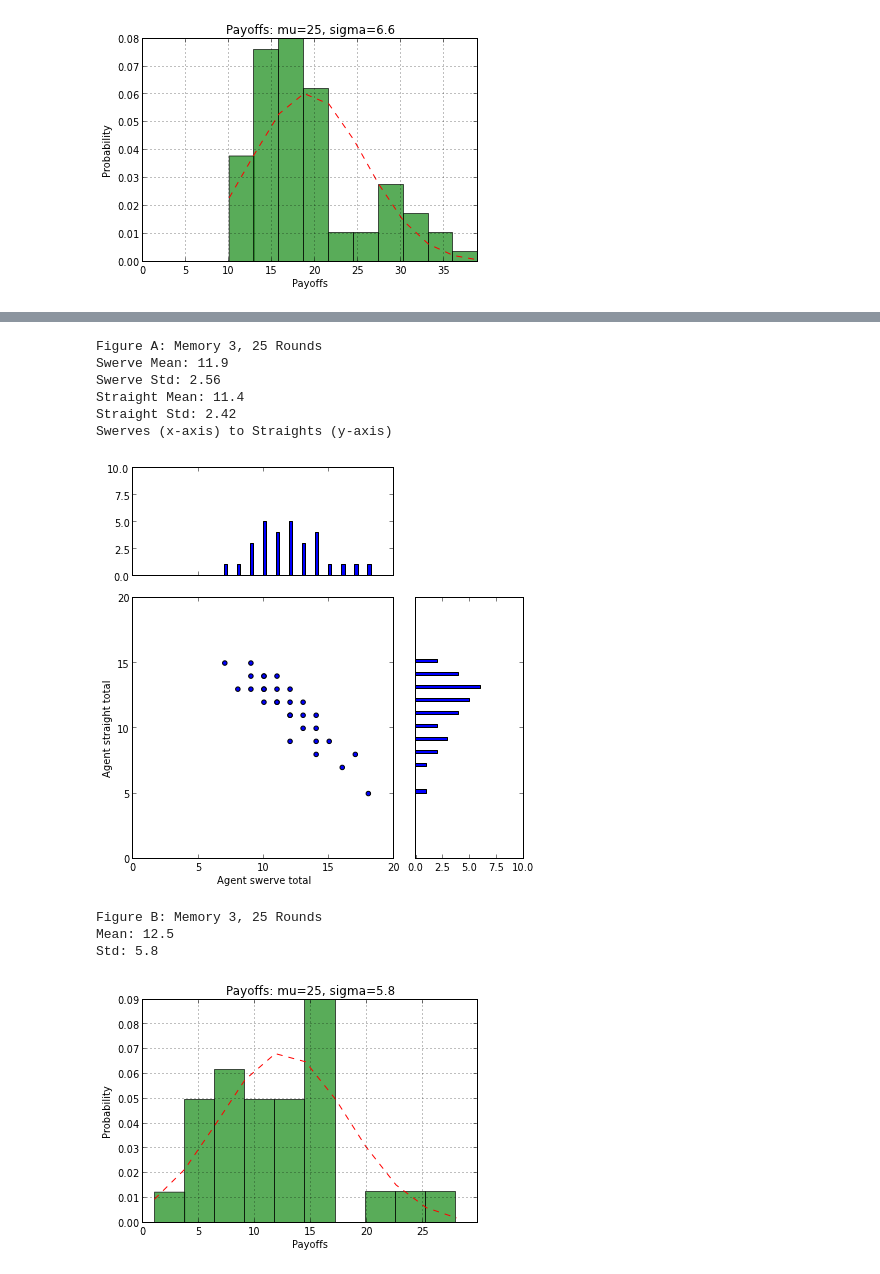
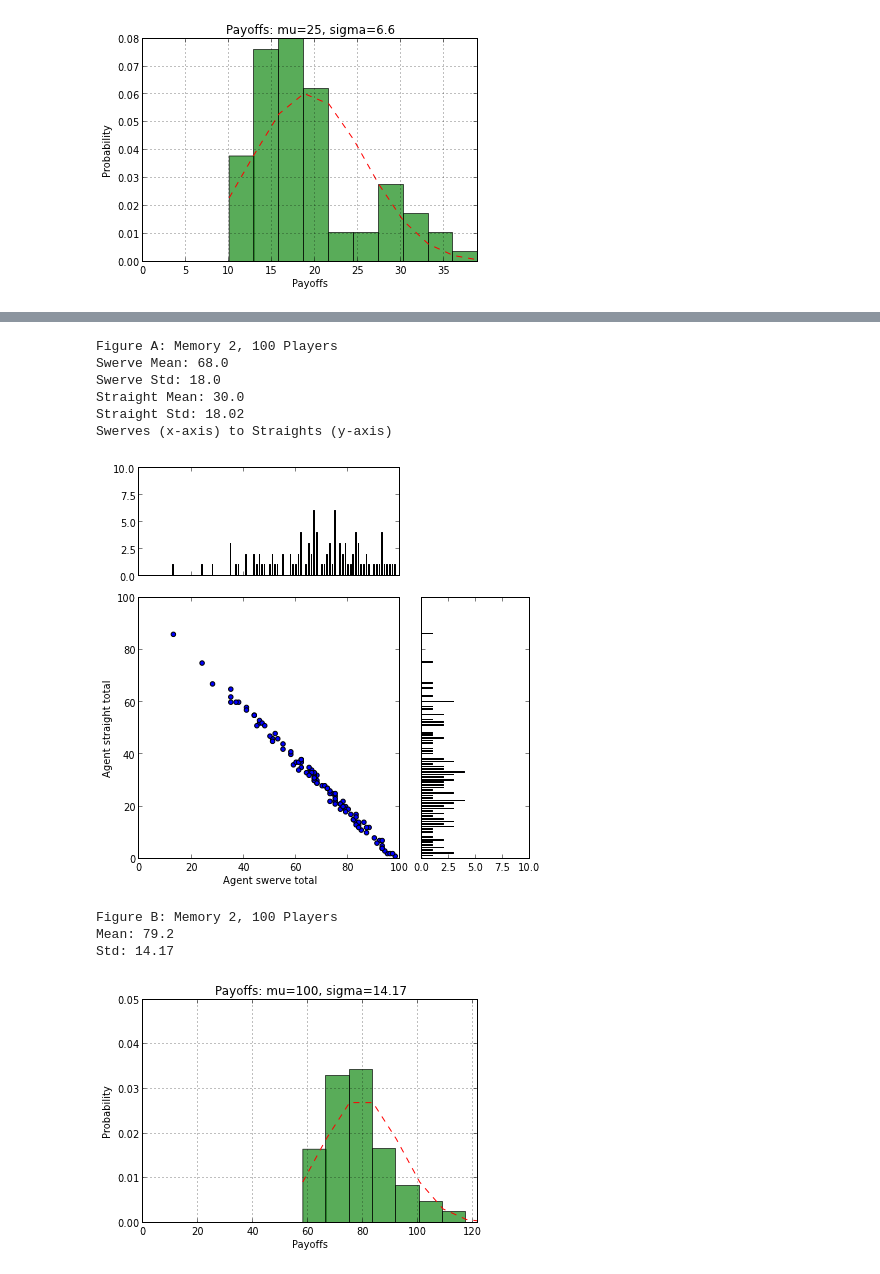
Before and after one commit to WenjingWang1001/css610, a Jupyter notebook: ziagent_game/analysis.ipynb, the cells around one changed output, grey strips where cells are left out. Drawn from its saved outputs; the diff is of its cells as text; code cells hidden in the pictures.

```diff
--- a/ziagent_game/analysis.ipynb
+++ b/ziagent_game/analysis.ipynb
@@ -419,19 +424,19 @@ Std: 2.26
 # %%
-players = 30
-rounds = 25
-memory = 0
-g_type = 'Memory 3, 25 Rounds'
+players = 100
+rounds = 100
+memory = 2
+g_type = 'Memory 2, 100 Players'
 run_and_graph(players, rounds, memory, g_type)
 # %% [output]
-Figure A: Memory 3, 25 Rounds
-Swerve Mean: 11.9
-Swerve Std: 2.56
-Straight Mean: 11.4
-Straight Std: 2.42
+Figure A: Memory 2, 100 Players
+Swerve Mean: 68.0
+Swerve Std: 18.0
+Straight Mean: 30.0
+Straight Std: 18.02
 Swerves (x-axis) to Straights (y-axis)
-[figure, old version]
+[figure, new version]
-Figure B: Memory 3, 25 Rounds
-Mean: 12.5
-Std: 5.8
+Figure B: Memory 2, 100 Players
+Mean: 79.2
+Std: 14.17
-[figure, old version]
+[figure, new version]
 # %%
```
Also changed, not shown: parts of 12 cells of this notebook, 4 other files.
